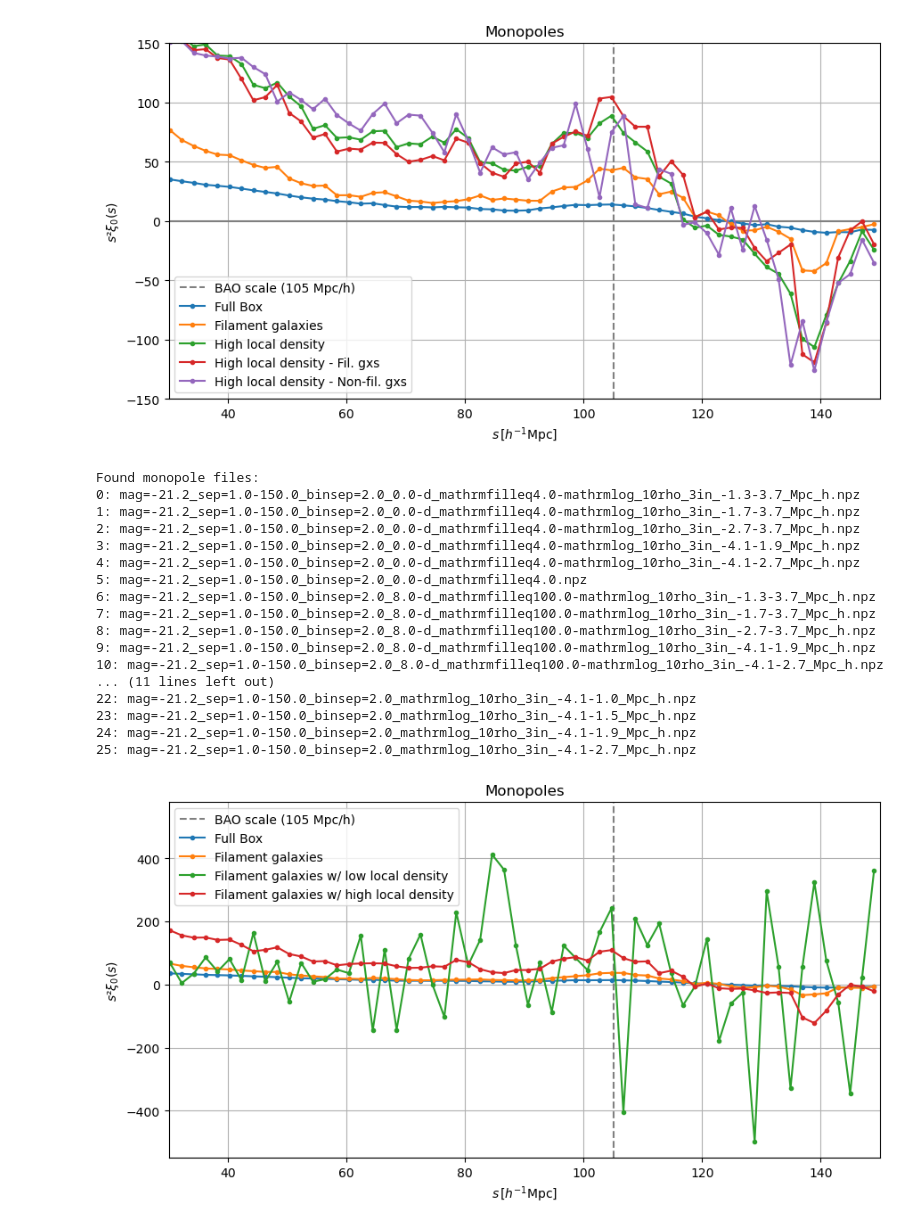
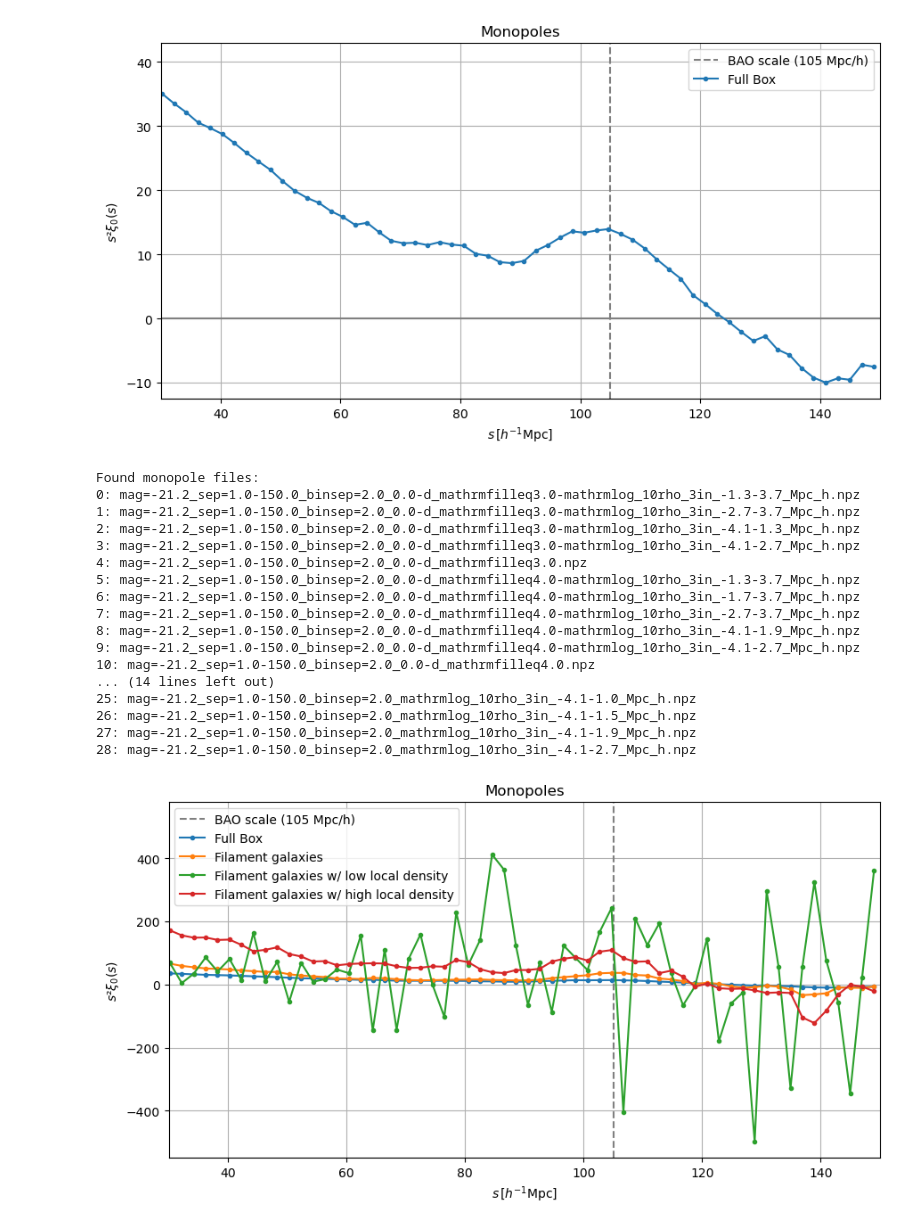
Before and after one commit to FedeDavilaKurban/filbao-md, a Jupyter notebook: explore_monopoles.ipynb, the cells around one changed output. Cells and saved outputs as stored; diff of their text form; code cells hidden in the pictures.

```diff
--- a/explore_monopoles.ipynb
+++ b/explore_monopoles.ipynb
@@ -46,41 +46,41 @@ def load_monopole(npz_path):
     return data['s'], data['xi0']
 
 # %%
 # === SELECT FILES TO PLOT ===
 # Options: indices of monopole_files to plot
 # Example: plot full sample + first two bins
-files_to_plot = [21, 4, 23, 0, 11]  # <- change as needed
+files_to_plot = [21]#, 4, 23, 0, 11]  # <- change as needed
 #labels_to_plot = [monopole_files[i].replace(".npz","") for i in files_to_plot]
 labels_to_plot = ['Full Box',\
-                  'Filament galaxies',\
-                  'High local density',\
-                  'High local density - Fil. gxs',\
+                  #'Filament galaxies',\
+                  #'High local density',\
+                  #'High local density - Fil. gxs',\
                   #'Fil. galaxies w/ low local density',\
-                  'High local density - Non-fil. gxs',\
+                  #'High local density - Non-fil. gxs',\
                   #'Non-fil. galaxies w/ low local density'
                   ]
 
 # %%
 # === PLOT MONOPOLES ===
 plt.figure(figsize=(9,5))
 plt.axhline(0, color='gray', linestyle='-')
 plt.axvline(105, color='gray', linestyle='--', label='BAO scale (105 Mpc/h)')
 for idx, i in enumerate(files_to_plot):
     s, xi0 = load_monopole(os.path.join(monopoles_dir, monopole_files[i]))
     plt.plot(s, xi0*s**2, label=labels_to_plot[idx], marker='o', linestyle='-', ms=3)
 
 plt.xlabel(r"$s\,[h^{-1}\mathrm{Mpc}]$")
 plt.ylabel(r"$s²\xi_0(s)$")
 plt.xlim(30, 150)
-plt.ylim(-150, 150)
+#plt.ylim(-150, 150)
 plt.title("Monopoles")
 plt.legend()
 plt.grid(True)
 plt.tight_layout()
-plt.savefig('../plots/explore_monopoles.png', dpi=100)
+plt.savefig('../plots/explore_monopoles_fullsample.png', dpi=100)
 plt.show()
 # %% [output]
-[figure, old version]
+[figure, new version]
 # %%
 # %%
 import os
@@ -98,22 +98,22 @@ for i,f in enumerate(monopole_files):
     print(f"{i}: {f}")
 # %% [output]
 Found monopole files:
-0: mag=-21.2_sep=1.0-150.0_binsep=2.0_0.0-d_mathrmfilleq4.0-mathrmlog_10rho_3in_-1.3-3.7_Mpc_h.npz
-1: mag=-21.2_sep=1.0-150.0_binsep=2.0_0.0-d_mathrmfilleq4.0-mathrmlog_10rho_3in_-1.7-3.7_Mpc_h.npz
-2: mag=-21.2_sep=1.0-150.0_binsep=2.0_0.0-d_mathrmfilleq4.0-mathrmlog_10rho_3in_-2.7-3.7_Mpc_h.npz
-3: mag=-21.2_sep=1.0-150.0_binsep=2.0_0.0-d_mathrmfilleq4.0-mathrmlog_10rho_3in_-4.1-1.9_Mpc_h.npz
-4: mag=-21.2_sep=1.0-150.0_binsep=2.0_0.0-d_mathrmfilleq4.0-mathrmlog_10rho_3in_-4.1-2.7_Mpc_h.npz
-5: mag=-21.2_sep=1.0-150.0_binsep=2.0_0.0-d_mathrmfilleq4.0.npz
-6: mag=-21.2_sep=1.0-150.0_binsep=2.0_8.0-d_mathrmfilleq100.0-mathrmlog_10rho_3in_-1.3-3.7_Mpc_h.npz
-7: mag=-21.2_sep=1.0-150.0_binsep=2.0_8.0-d_mathrmfilleq100.0-mathrmlog_10rho_3in_-1.7-3.7_Mpc_h.npz
-8: mag=-21.2_sep=1.0-150.0_binsep=2.0_8.0-d_mathrmfilleq100.0-mathrmlog_10rho_3in_-2.7-3.7_Mpc_h.npz
-9: mag=-21.2_sep=1.0-150.0_binsep=2.0_8.0-d_mathrmfilleq100.0-mathrmlog_10rho_3in_-4.1-1.9_Mpc_h.npz
-10: mag=-21.2_sep=1.0-150.0_binsep=2.0_8.0-d_mathrmfilleq100.0-mathrmlog_10rho_3in_-4.1-2.7_Mpc_h.npz
-... (11 lines left out)
-22: mag=-21.2_sep=1.0-150.0_binsep=2.0_mathrmlog_10rho_3in_-4.1-1.0_Mpc_h.npz
-23: mag=-21.2_sep=1.0-150.0_binsep=2.0_mathrmlog_10rho_3in_-4.1-1.5_Mpc_h.npz
-24: mag=-21.2_sep=1.0-150.0_binsep=2.0_mathrmlog_10rho_3in_-4.1-1.9_Mpc_h.npz
-25: mag=-21.2_sep=1.0-150.0_binsep=2.0_mathrmlog_10rho_3in_-4.1-2.7_Mpc_h.npz
+0: mag=-21.2_sep=1.0-150.0_binsep=2.0_0.0-d_mathrmfilleq3.0-mathrmlog_10rho_3in_-1.3-3.7_Mpc_h.npz
+1: mag=-21.2_sep=1.0-150.0_binsep=2.0_0.0-d_mathrmfilleq3.0-mathrmlog_10rho_3in_-2.7-3.7_Mpc_h.npz
+2: mag=-21.2_sep=1.0-150.0_binsep=2.0_0.0-d_mathrmfilleq3.0-mathrmlog_10rho_3in_-4.1-1.3_Mpc_h.npz
+3: mag=-21.2_sep=1.0-150.0_binsep=2.0_0.0-d_mathrmfilleq3.0-mathrmlog_10rho_3in_-4.1-2.7_Mpc_h.npz
+4: mag=-21.2_sep=1.0-150.0_binsep=2.0_0.0-d_mathrmfilleq3.0.npz
+5: mag=-21.2_sep=1.0-150.0_binsep=2.0_0.0-d_mathrmfilleq4.0-mathrmlog_10rho_3in_-1.3-3.7_Mpc_h.npz
+6: mag=-21.2_sep=1.0-150.0_binsep=2.0_0.0-d_mathrmfilleq4.0-mathrmlog_10rho_3in_-1.7-3.7_Mpc_h.npz
+7: mag=-21.2_sep=1.0-150.0_binsep=2.0_0.0-d_mathrmfilleq4.0-mathrmlog_10rho_3in_-2.7-3.7_Mpc_h.npz
+8: mag=-21.2_sep=1.0-150.0_binsep=2.0_0.0-d_mathrmfilleq4.0-mathrmlog_10rho_3in_-4.1-1.9_Mpc_h.npz
+9: mag=-21.2_sep=1.0-150.0_binsep=2.0_0.0-d_mathrmfilleq4.0-mathrmlog_10rho_3in_-4.1-2.7_Mpc_h.npz
+10: mag=-21.2_sep=1.0-150.0_binsep=2.0_0.0-d_mathrmfilleq4.0.npz
+... (14 lines left out)
+25: mag=-21.2_sep=1.0-150.0_binsep=2.0_mathrmlog_10rho_3in_-4.1-1.0_Mpc_h.npz
+26: mag=-21.2_sep=1.0-150.0_binsep=2.0_mathrmlog_10rho_3in_-4.1-1.5_Mpc_h.npz
+27: mag=-21.2_sep=1.0-150.0_binsep=2.0_mathrmlog_10rho_3in_-4.1-1.9_Mpc_h.npz
+28: mag=-21.2_sep=1.0-150.0_binsep=2.0_mathrmlog_10rho_3in_-4.1-2.7_Mpc_h.npz
 # %%
 # === CONFIGURATION ===
 # mag = '-21.2'
```
Also changed, not shown: 2 other files.
